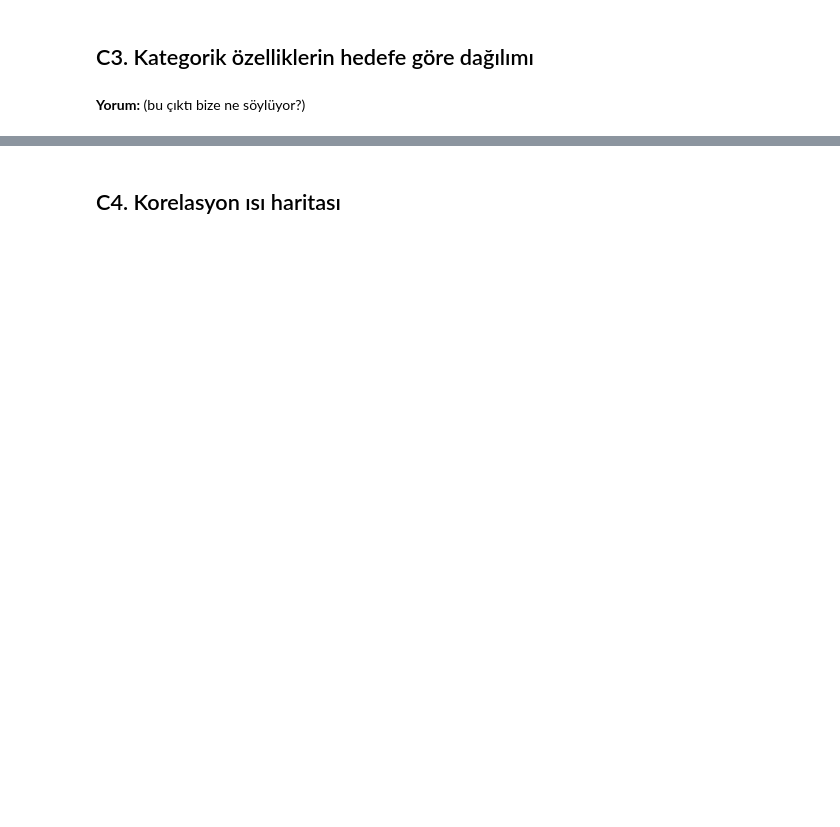
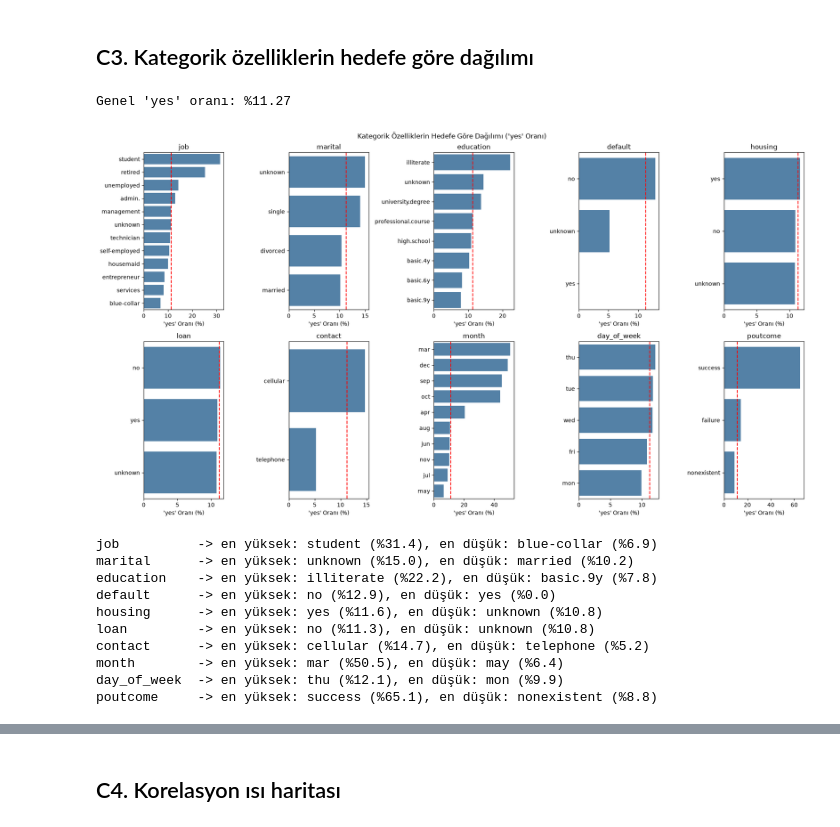
Before and after one commit to zeyneppbaran/ml-proje, a Jupyter notebook: notebooks/02_kesif_analizi.ipynb, the cells around one changed output, grey strips where cells are left out. Cells and saved outputs as stored; diff of their text form; code cells hidden in the pictures; blank space fills up the shorter version.

```diff
--- a/notebooks/02_kesif_analizi.ipynb
+++ b/notebooks/02_kesif_analizi.ipynb
@@ -43,2 +149,46 @@ df.head()
-# %% [markdown]
-**Yorum:** (bu çıktı bize ne söylüyor?)
+# %%
+# 1. İncelenecek kategorik sütunlar
+kategorik_sutunlar = ['job', 'marital', 'education', 'default', 'housing',
+                      'loan', 'contact', 'month', 'day_of_week', 'poutcome']
+
+# veri_yukle() bazı 'unknown' değerlerini NaN yaptı; grafikte görünsünler diye
+# sadece bu kopyada geri yazıyoruz (asıl df değişmiyor)
+df_kategorik = df[kategorik_sutunlar + ['y']].fillna('unknown')
+
+# 2. Genel 'yes' oranı (karşılaştırma çizgisi için)
+genel_oran = df['y'].mean() * 100
+print(f"Genel 'yes' oranı: %{genel_oran:.2f}")
+
+# 3. Her kategorik sütun için kategori bazında 'yes' oranı
+plt.figure(figsize=(18, 10))
+for i, sutun in enumerate(kategorik_sutunlar):
+    plt.subplot(2, 5, i + 1)
+    oranlar = df_kategorik.groupby(sutun)['y'].mean().sort_values(ascending=False) * 100
+    sns.barplot(x=oranlar.values, y=oranlar.index, color='steelblue')
+    plt.axvline(genel_oran, color='red', linestyle='--')  # genel ortalama
+    plt.title(sutun)
+    plt.xlabel("'yes' Oranı (%)")
+    plt.ylabel("")
+plt.suptitle("Kategorik Özelliklerin Hedefe Göre Dağılımı ('yes' Oranı)")
+plt.tight_layout()
+plt.savefig("figures/c3_kategorik_yes_orani.png", dpi=150, bbox_inches='tight')
+plt.show()
+
+# 4. En yüksek ve en düşük oranlı kategorileri yazdırma
+for sutun in kategorik_sutunlar:
+    oranlar = df_kategorik.groupby(sutun)['y'].mean() * 100
+    print(f"{sutun:12s} -> en yüksek: {oranlar.idxmax()} (%{oranlar.max():.1f}), "
+          f"en düşük: {oranlar.idxmin()} (%{oranlar.min():.1f})")
+# %% [output]
+Genel 'yes' oranı: %11.27
+[figure, added]
+job          -> en yüksek: student (%31.4), en düşük: blue-collar (%6.9)
+marital      -> en yüksek: unknown (%15.0), en düşük: married (%10.2)
+education    -> en yüksek: illiterate (%22.2), en düşük: basic.9y (%7.8)
+default      -> en yüksek: no (%12.9), en düşük: yes (%0.0)
+housing      -> en yüksek: yes (%11.6), en düşük: unknown (%10.8)
+loan         -> en yüksek: no (%11.3), en düşük: unknown (%10.8)
+contact      -> en yüksek: cellular (%14.7), en düşük: telephone (%5.2)
+month        -> en yüksek: mar (%50.5), en düşük: may (%6.4)
+day_of_week  -> en yüksek: thu (%12.1), en düşük: mon (%9.9)
+poutcome     -> en yüksek: success (%65.1), en düşük: nonexistent (%8.8)
```
Also changed, not shown: parts of 21 cells of this notebook, 14 other files.
